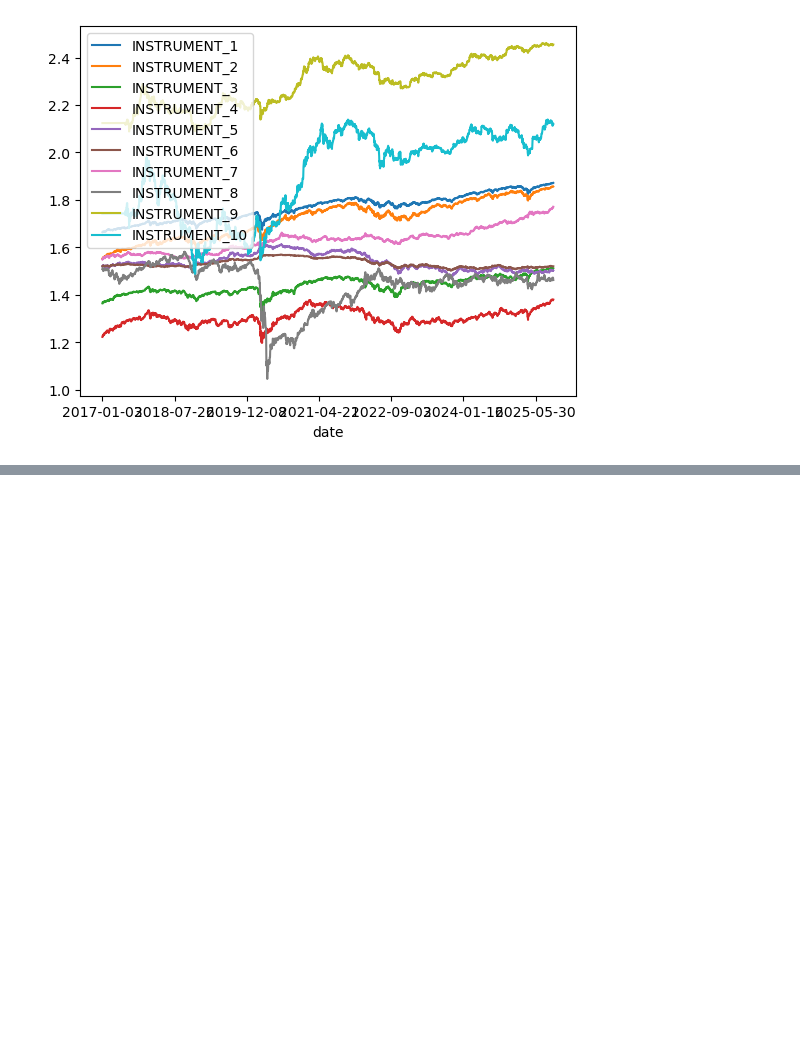
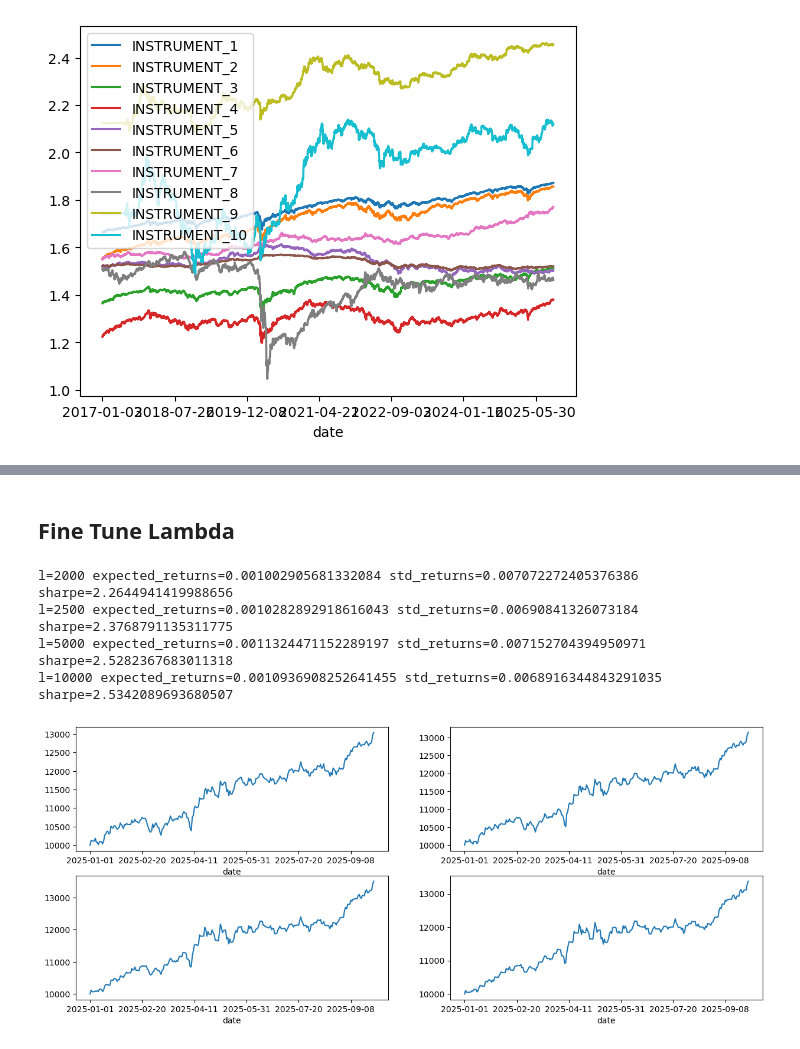
Before and after one commit to berra-dogan/man-imperial-algothon-2026, a Jupyter notebook: model.ipynb, the cells around one changed output, grey strips where cells are left out. Saved outputs shown, nothing was run; the diff lists cells and outputs as text; code cells hidden in the pictures; blank space fills up the shorter version.

```diff
--- a/model.ipynb
+++ b/model.ipynb
@@ -865,0 +664,33 @@ weights_t
+# %% [markdown]
+## Fine Tune Lambda
+# %%
+
+fig, axes = plt.subplots(2, len(lambdas) // 2, figsize=(15, 6))
+
+new_date = "2025-09-30"
+scratch_df = pd.read_csv(f"data/{new_date}/prices.csv").set_index('date')
+date_start = "2025-01-01" # scratch_df.index[-500]
+scratch_df = scratch_df.loc[date_start:]
+
+for i, l in enumerate(lambdas):
+
+    df = pd.read_csv(f"HiddenLabel_round_{l}.csv").set_index("asset")
+    w_test = df["weight"]
+
+    initial_notional = 10_000
+    shares_per_asset = initial_notional * w_test / scratch_df.iloc[0]
+
+    notional = np.sum(shares_per_asset * scratch_df, axis=1)
+    notional.plot(ax=axes.flatten()[i])
+
+    strategy_returns = notional / notional.shift() - 1.0
+    expected_returns = float(np.mean(strategy_returns))
+    std_returns = float(np.std(strategy_returns))
+
+    print(f'{l=} {expected_returns=} {std_returns=} sharpe={(expected_returns / std_returns) * np.sqrt(255)}')
+# %% [output]
+l=2000 expected_returns=0.001002905681332084 std_returns=0.007072272405376386 sharpe=2.2644941419988656
+l=2500 expected_returns=0.0010282892918616043 std_returns=0.00690841326073184 sharpe=2.3768791135311775
+l=5000 expected_returns=0.0011324471152289197 std_returns=0.007152704394950971 sharpe=2.5282367683011318
+l=10000 expected_returns=0.0010936908252641455 std_returns=0.0068916344843291035 sharpe=2.5342089693680507
+[figure, added]
```
Also changed, not shown: parts of 11 cells of this notebook, 17 other files.
